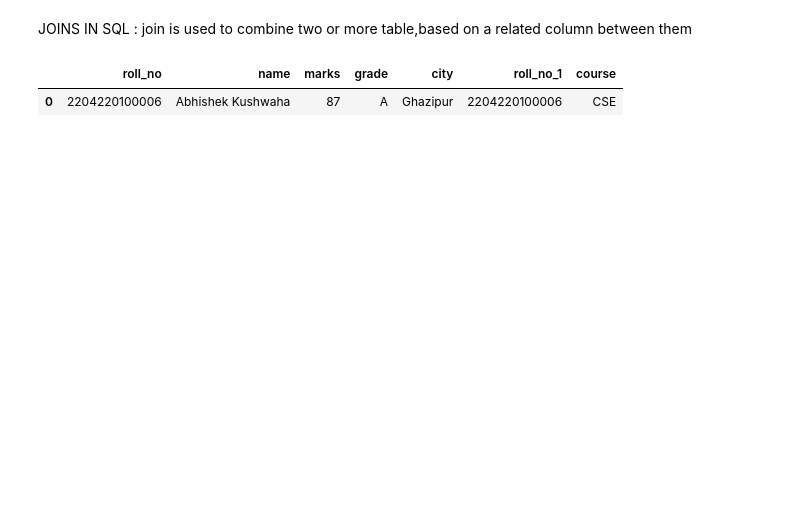
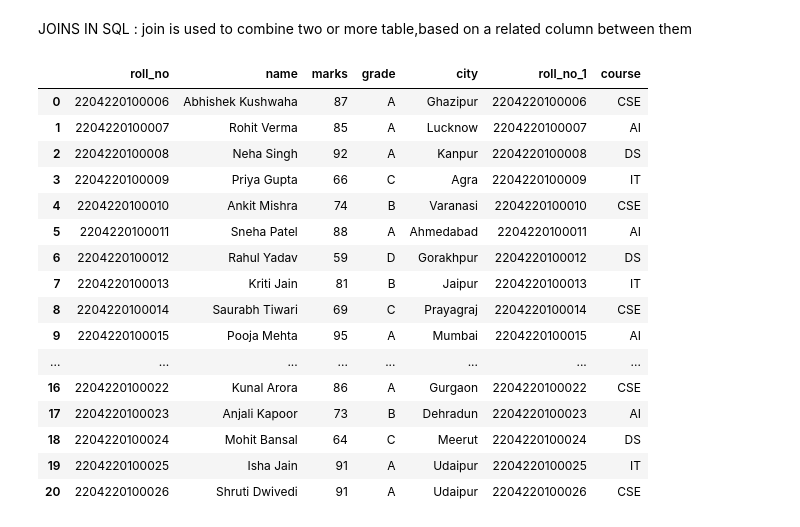
Before and after one commit to vedprakash8721/Abhishek-Data-Science-Portfolio, a Jupyter notebook: SQL/SQL PRACTICE/Revision usiing duckdb/Revision.ipynb, the cells around one changed output. Saved outputs shown, nothing was run; the diff lists cells and outputs as text; code cells hidden in the pictures; blank space fills up the shorter version.

```diff
--- a/SQL/SQL PRACTICE/Revision usiing duckdb/Revision.ipynb
+++ b/SQL/SQL PRACTICE/Revision usiing duckdb/Revision.ipynb
@@ -387,17 +390,61 @@ JOINS IN SQL : join is used to combine two or more table,based on a related colu
 # %%
 # inner join: return the record/data that are common in both table.
 #conn.execute("drop table if exists college")
 conn.execute("create table if not exists college(roll_no bigint primary key,course varchar(20))")
-conn.execute(""" insert or ignore into college values(2204220100006,'CSE'),
-             (2204220100007,'AI')
-
+conn.execute("""insert or ignore into college values
+(2204220100006,'CSE'),
+(2204220100007,'AI'),
+(2204220100008,'DS'),
+(2204220100009,'IT'),
+(2204220100010,'CSE'),
+(2204220100011,'AI'),
+(2204220100012,'DS'),
+(2204220100013,'IT'),
+(2204220100014,'CSE'),
+(2204220100015,'AI'),
+(2204220100016,'DS'),
+(2204220100017,'IT'),
+(2204220100018,'CSE'),
+(2204220100019,'AI'),
+(2204220100020,'DS'),
+(2204220100021,'IT'),
+(2204220100022,'CSE'),
+(2204220100023,'AI'),
+(2204220100024,'DS'),
+(2204220100025,'IT'),
+(2204220100026,'CSE'),
+(2204220100027,'AI'),
+(2204220100028,'DS'),
+(2204220100029,'IT'),
+(2204220100030,'CSE'),
+(2204220100031,'AI'),
+(2204220100032,'DS'),
+(2204220100033,'IT'),
+(2204220100034,'CSE'),
+(2204220100035,'AI')
 """)
 result=conn.execute(""" select*
                     from student
                     inner join college
                     on student.roll_no=college.roll_no
+                    order by student.roll_no asc
 """).df()
 display(result)
 # %% [output]
 |  | roll_no | name | marks | grade | city | roll_no_1 | course |
 | 0 | 2204220100006 | Abhishek Kushwaha | 87 | A | Ghazipur | 2204220100006 | CSE |
+| 1 | 2204220100007 | Rohit Verma | 85 | A | Lucknow | 2204220100007 | AI |
+| 2 | 2204220100008 | Neha Singh | 92 | A | Kanpur | 2204220100008 | DS |
+| 3 | 2204220100009 | Priya Gupta | 66 | C | Agra | 2204220100009 | IT |
+| 4 | 2204220100010 | Ankit Mishra | 74 | B | Varanasi | 2204220100010 | CSE |
+| 5 | 2204220100011 | Sneha Patel | 88 | A | Ahmedabad | 2204220100011 | AI |
+| 6 | 2204220100012 | Rahul Yadav | 59 | D | Gorakhpur | 2204220100012 | DS |
+| 7 | 2204220100013 | Kriti Jain | 81 | B | Jaipur | 2204220100013 | IT |
+| 8 | 2204220100014 | Saurabh Tiwari | 69 | C | Prayagraj | 2204220100014 | CSE |
+| 9 | 2204220100015 | Pooja Mehta | 95 | A | Mumbai | 2204220100015 | AI |
+| ... | ... | ... | ... | ... | ... | ... | ... |
+| 16 | 2204220100022 | Kunal Arora | 86 | A | Gurgaon | 2204220100022 | CSE |
+| 17 | 2204220100023 | Anjali Kapoor | 73 | B | Dehradun | 2204220100023 | AI |
+| 18 | 2204220100024 | Mohit Bansal | 64 | C | Meerut | 2204220100024 | DS |
+| 19 | 2204220100025 | Isha Jain | 91 | A | Udaipur | 2204220100025 | IT |
+| 20 | 2204220100026 | Shruti Dwivedi | 91 | A | Udaipur | 2204220100026 | CSE |
```
Also changed, not shown: parts of 11 cells of this notebook.
